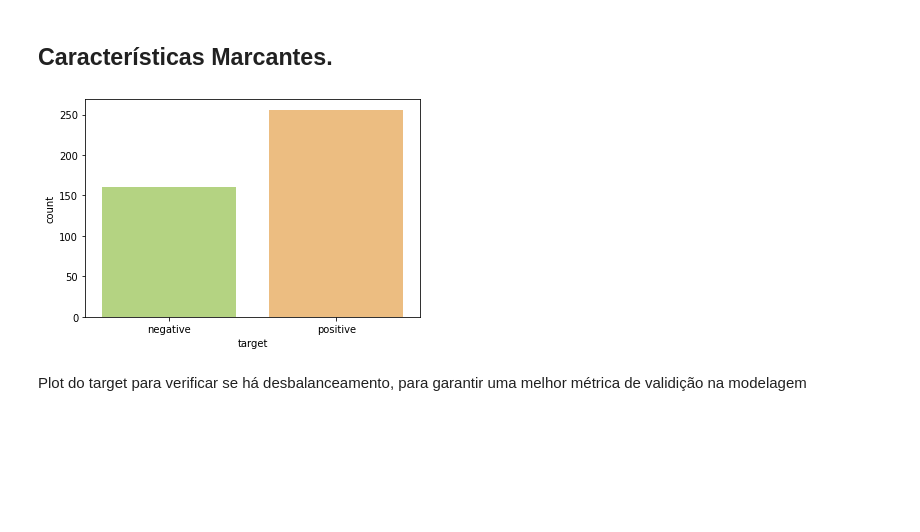
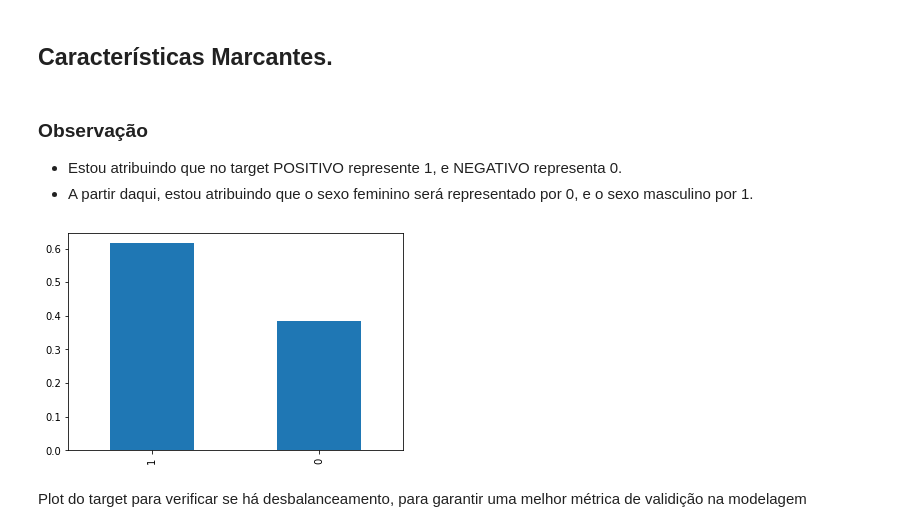
Before and after one commit to grazimelo/case-sbf, a Jupyter notebook: notebooks/2_eda.ipynb, the cells around one changed output. Saved outputs shown, nothing was run; the diff lists cells and outputs as text; code cells hidden in the pictures; blank space fills up the shorter version.

```diff
--- a/notebooks/2_eda.ipynb
+++ b/notebooks/2_eda.ipynb
@@ -69,12 +69,20 @@ variaveis_categoricas = set(df_train.select_dtypes(include=['object']).columns.t
 variaveis_numericas = todas_as_variaveis - variaveis_categoricas
 # %% [markdown]
 ## Características Marcantes.
+# %% [markdown]
+### Observação
+
+* Estou atribuindo que no target POSITIVO represente 1, e NEGATIVO representa 0.
+* A partir daqui, estou atribuindo que o sexo feminino será representado por 0, e o sexo masculino por 1.
 # %%
 #Plot da distribuição da variável target.
-sns.countplot(x=df_train['target'], data=df_train, palette="RdYlGn_r")
-plt.show()
+df_train['target'] = df_train['target'].map({'positive': 1, 'negative': 0})
+df_train['genero'] = df_train['genero'].map({'female':0, 'male': 1})
-# %% [output]
-[figure, removed]
+# %%
+df_train['target'].value_counts(normalize=True).plot.bar()
+plt.show()
+# %% [output]
+[figure, added]
 # %% [markdown]
 Plot do target para verificar se há desbalanceamento, para garantir uma melhor métrica de validição na modelagem
 # %%
```
Also changed, not shown: parts of 9 cells of this notebook, 3 other files.
